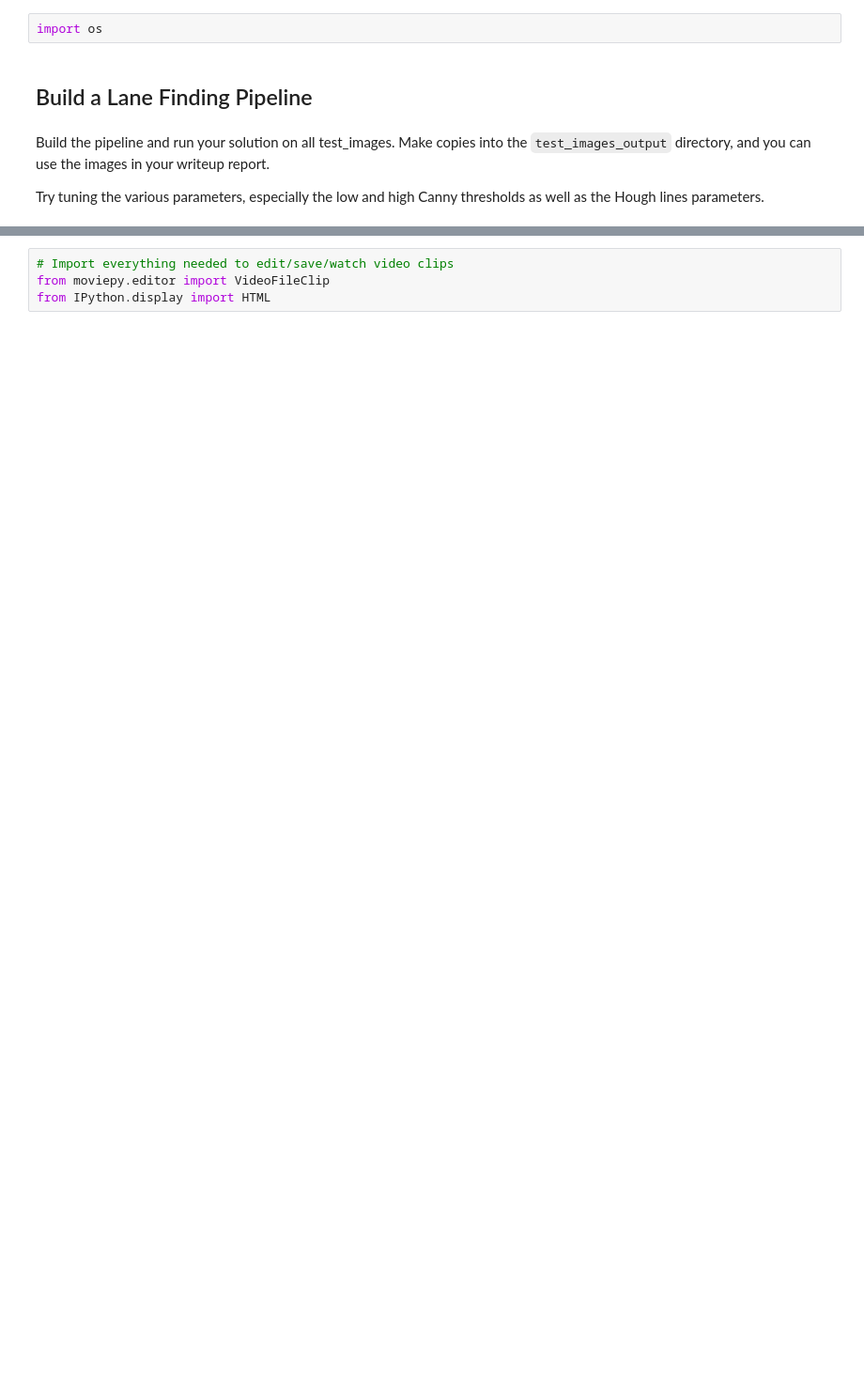
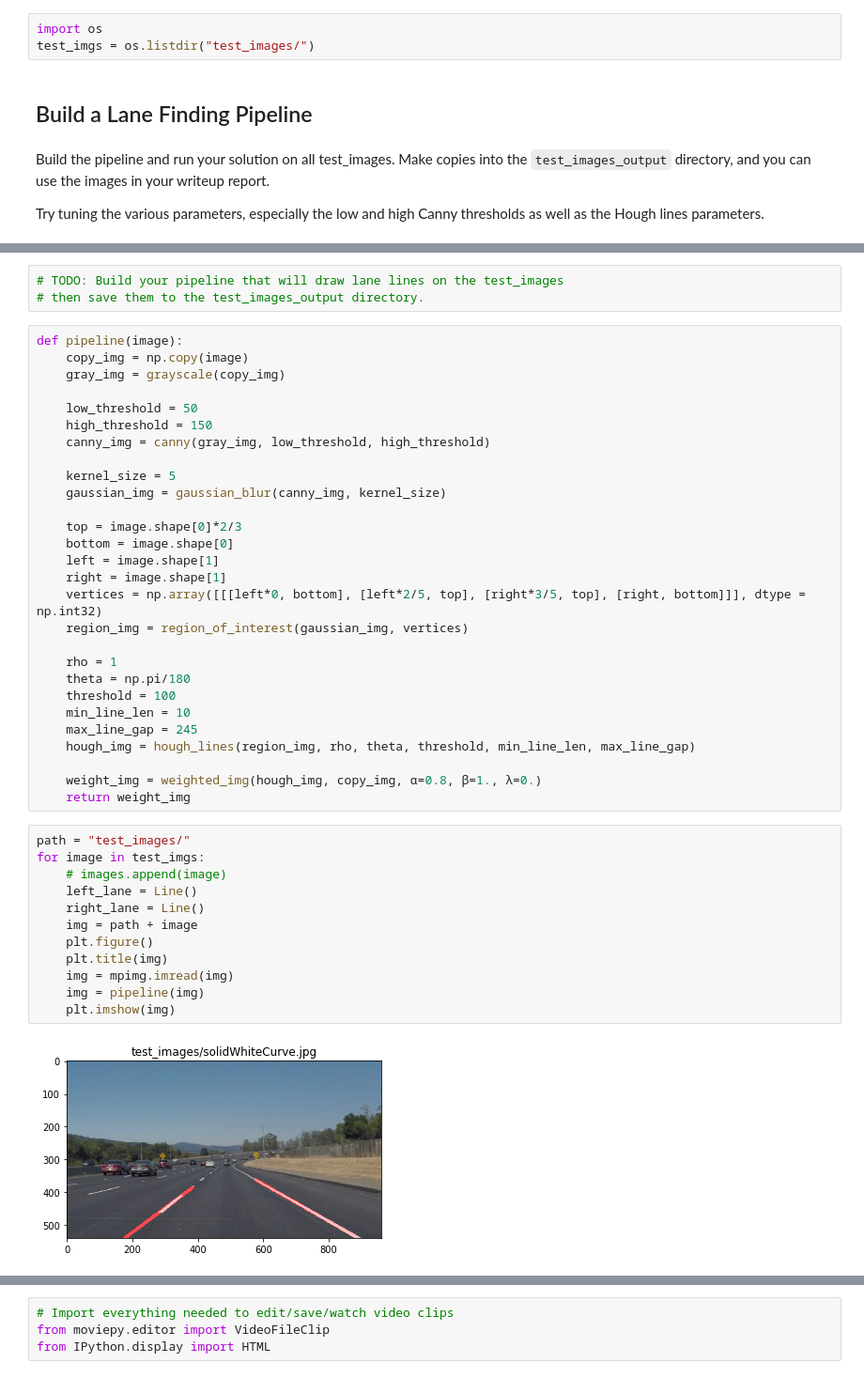
Before and after one commit to jinglebot/Finding_Lane_Lines, a Jupyter notebook: P1.ipynb, the cells around one changed output, grey strips where cells are left out. Shown: that part at 94% size. Saved outputs shown, nothing was run; the diff lists cells and outputs as text; blank space fills up the shorter version.

```diff
--- a/P1.ipynb
+++ b/P1.ipynb
@@ -254,6 +226,7 @@ Build your pipeline to work on the images in the directory "test_images"
 **You should make sure your pipeline works well on these images before you try the videos.**
 # %%
 import os
+test_imgs = os.listdir("test_images/")
 # %% [markdown]
 ## Build a Lane Finding Pipeline
 # %% [markdown]
@@ -321,0 +236,45 @@ for image in os.listdir(path):
+# %%
+# TODO: Build your pipeline that will draw lane lines on the test_images
+# then save them to the test_images_output directory.
+# %%
+def pipeline(image):
+    copy_img = np.copy(image)
+    gray_img = grayscale(copy_img)
+
+    low_threshold = 50
+    high_threshold = 150
+    canny_img = canny(gray_img, low_threshold, high_threshold)
+
+    kernel_size = 5
+    gaussian_img = gaussian_blur(canny_img, kernel_size)
+
+    top = image.shape[0]*2/3
+    bottom = image.shape[0]
+    left = image.shape[1]
+    right = image.shape[1]
+    vertices = np.array([[[left*0, bottom], [left*2/5, top], [right*3/5, top], [right, bottom]]], dtype = np.int32)
+    region_img = region_of_interest(gaussian_img, vertices)
+
+    rho = 1
+    theta = np.pi/180
+    threshold = 100
+    min_line_len = 10
+    max_line_gap = 245
+    hough_img = hough_lines(region_img, rho, theta, threshold, min_line_len, max_line_gap)
+
+    weight_img = weighted_img(hough_img, copy_img, α=0.8, β=1., λ=0.)
+    return weight_img
+# %%
+path = "test_images/"
+for image in test_imgs:
+    # images.append(image)
+    left_lane = Line()
+    right_lane = Line()
+    img = path + image
+    plt.figure()
+    plt.title(img)
+    img = mpimg.imread(img)
+    img = pipeline(img)
+    plt.imshow(img)
+# %% [output]
+[figure, added]
```
Also changed, not shown: parts of 13 cells of this notebook, 21 other files.
